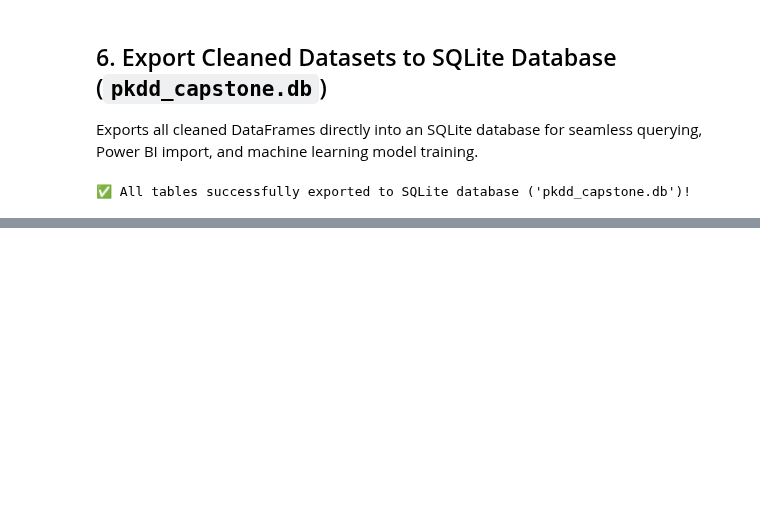
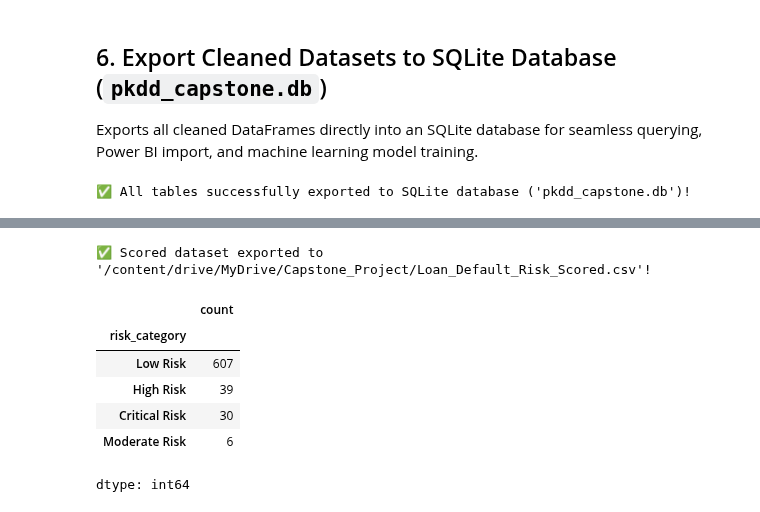
Before and after one commit to weirdiee/CapstoneProject, a Jupyter notebook: FKDD.ipynb, the cells around one changed output, grey strips where cells are left out. Cells and saved outputs as stored; diff of their text form; code cells hidden in the pictures; blank space fills up the shorter version.

```diff
--- a/FKDD.ipynb
+++ b/FKDD.ipynb
@@ -253,0 +440,29 @@ print("\n✅ All tables successfully exported to SQLite database ('pkdd_capstone
+# %%
+# ==============================================================================
+# 3. ATTACH PROBABILITY OF DEFAULT (PD) & EXPORT TO GOOGLE DRIVE / SQLITE
+# ==============================================================================
+# Calculate Probability of Default (PD) for all loans
+df_features['probability_of_default'] = rf_model.predict_proba(X)[:, 1]
+
+# Assign Risk Rating Categories
+df_features['risk_category'] = pd.cut(
+    df_features['probability_of_default'],
+    bins=[-0.01, 0.25, 0.50, 0.75, 1.0],
+    labels=['Low Risk', 'Moderate Risk', 'High Risk', 'Critical Risk']
+)
+
+# Export cleaned feature table with risk scores to Google Drive CSV
+export_path = os.path.join(DATA_DIR, 'Loan_Default_Risk_Scored.csv')
+df_features.to_csv(export_path, index=False)
+
+print(f"✅ Scored dataset exported to '{export_path}'!")
+display(df_features['risk_category'].value_counts())
+# %% [output]
+✅ Scored dataset exported to '/content/drive/MyDrive/Capstone_Project/Loan_Default_Risk_Scored.csv'!
+|  | count |
+| risk_category |  |
+| Low Risk | 607 |
+| High Risk | 39 |
+| Critical Risk | 30 |
+| Moderate Risk | 6 |
+dtype: int64
```
Also changed, not shown: parts of 3 cells of this notebook.
